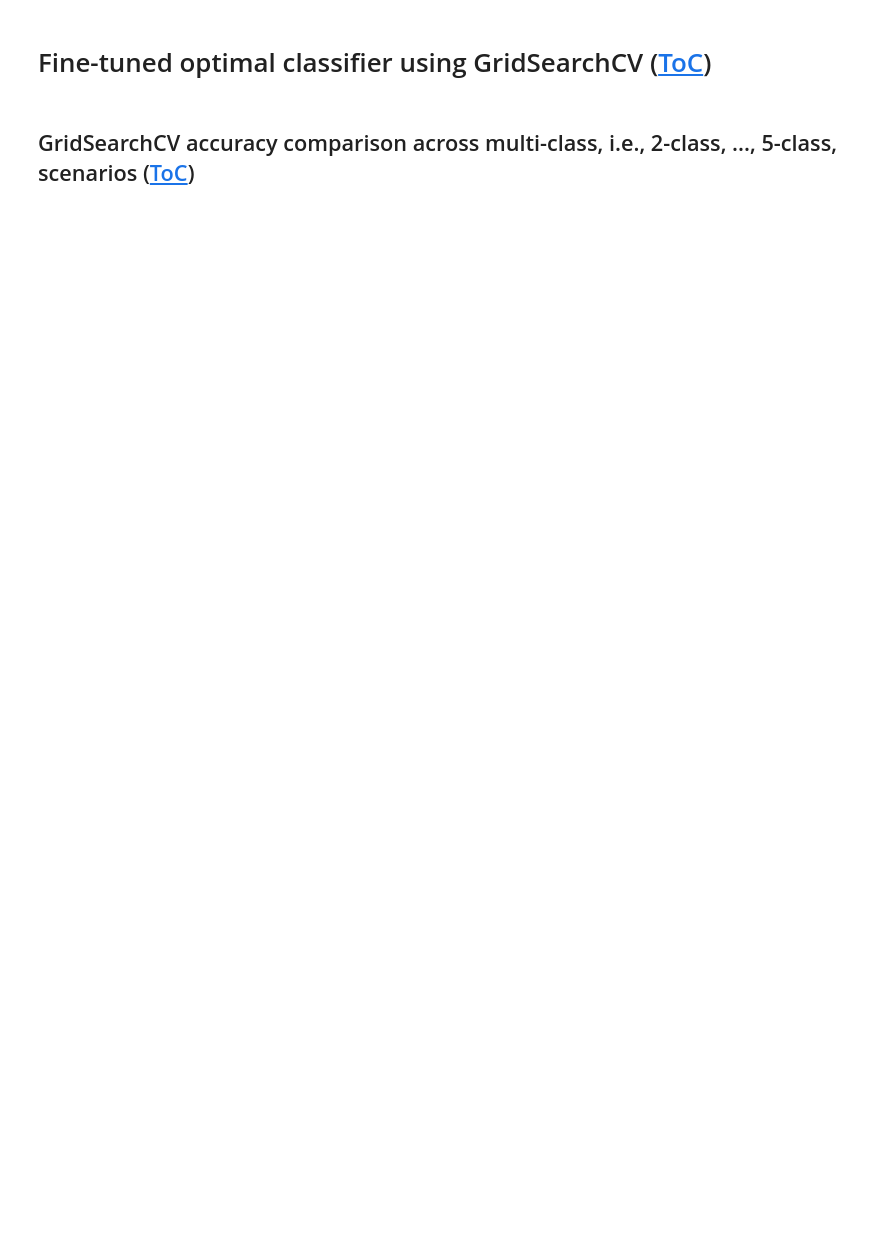
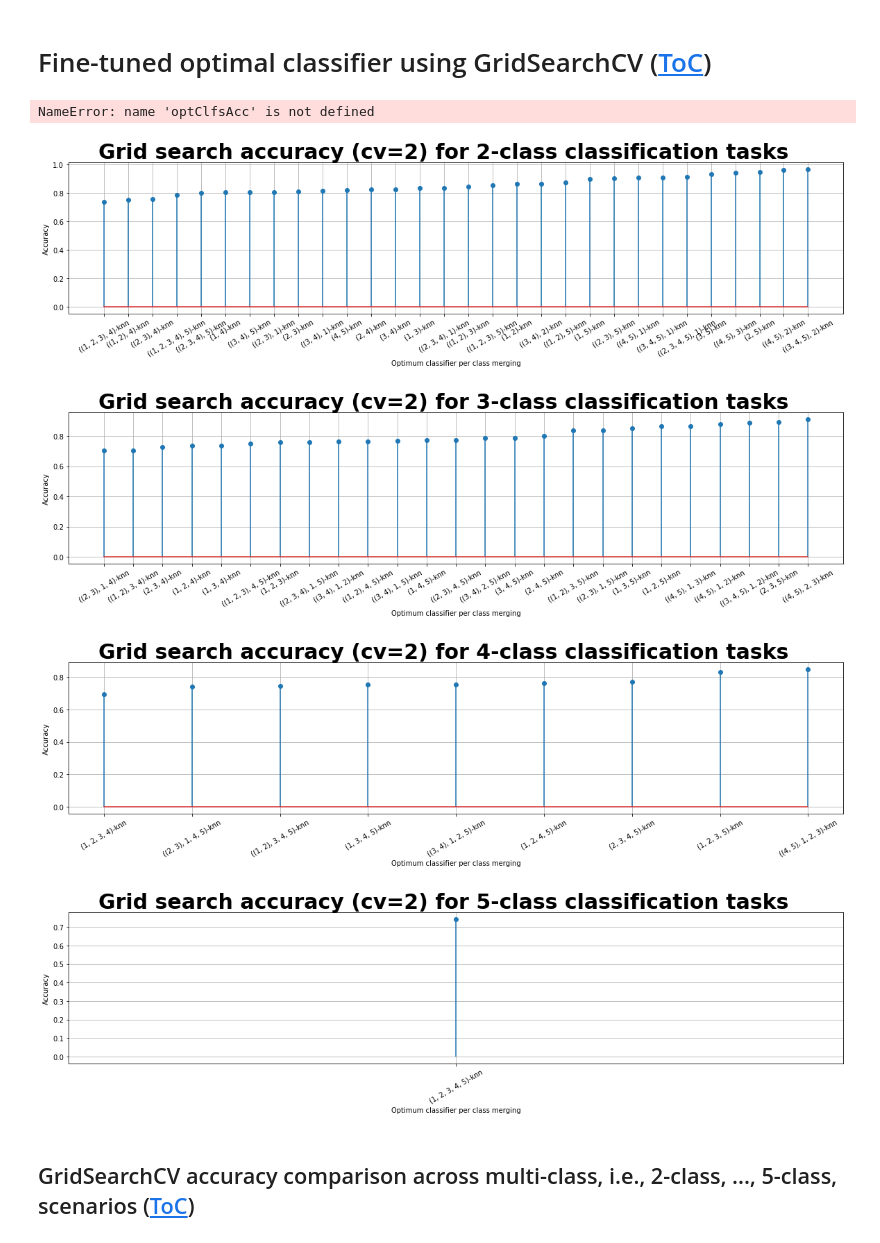
Before and after one commit to fardinafdideh/Text-analytics, a Jupyter notebook: sentiment-analysis-of-products-review-on-amazon.ipynb, the cells around one changed output. Saved outputs shown, nothing was run; the diff lists cells and outputs as text; code cells hidden in the pictures; blank space fills up the shorter version.

```diff
--- a/sentiment-analysis-of-products-review-on-amazon.ipynb
+++ b/sentiment-analysis-of-products-review-on-amazon.ipynb
@@ -392,7 +477,7 @@ display_markdown('''
 # %%
 def tfidf_instantiator():
     TfidfVectorizerParams = {'sublinear_tf':True, 'strip_accents':None, 'lowercase':False, 'preprocessor':None} # To meke sure the same TfidfVectorizer params are used across the code
-    tfidf  = TfidfVectorizer(**TfidfVectorizerParams) # sublinear_tf=True
+    tfidf  = TfidfVectorizer(**TfidfVectorizerParams)
     return tfidf
 
 
@@ -414,14 +499,14 @@ def clf_instantiator(clfName):
                            clfParamName+'__'+'gamma': ['scale']}]
     elif clfName == "knn":
         clf = KNeighborsClassifier()
-        param_grid = [{clfParamName+'__'+'n_neighbors': range(1, 21, 2),
-                           clfParamName+'__'+'weights': ['uniform', 'distance'],
-                           clfParamName+'__'+'metric': ['euclidean', 'manhattan', 'minkowski']}]
+        param_grid = [{clfParamName+'__'+'n_neighbors': range(1, 5, 2)}]#, range(1, 21, 2)
+#                            clfParamName+'__'+'weights': ['uniform', 'distance'],
+#                            clfParamName+'__'+'metric': ['euclidean', 'manhattan', 'minkowski']}]
     elif clfName == "lr":
         clf = LogisticRegression(random_state=random_state)
-        param_grid = [{clfParamName+'__'+'solver': ['newton-cg', 'lbfgs', 'liblinear']
-            clfParamName+'__'+'penalty': ['l1'], # ['l1', 'l2']
-                       clfParamName+'__'+'C': [0.001, 0.01]}] # [0.001, 0.01, 0.1, 1.0, 10.0, 100.0]
+        param_grid = [{clfParamName+'__'+'solver': ['newton-cg', 'lbfgs', 'liblinear'],
+            clfParamName+'__'+'penalty': ['l1', 'l2'], # ['l1', 'l2']
+                       clfParamName+'__'+'C': [0.001, 0.01, 0.1, 1.0, 10.0, 100.0]}] # [0.001, 0.01, 0.1, 1.0, 10.0, 100.0]
     elif clfName == "ridge":
         clf = RidgeClassifier(random_state=random_state)
         param_grid = [{clfParamName+'__'+'alpha': [0.1, 0.2, 0.3, 0.4, 0.5, 0.6, 0.7, 0.8, 0.9, 1.0]}]
@@ -507,37 +592,49 @@ def gridSearch_plotter(optClasses, optClfsName, optClfsAcc, classNbIdx):
     plt.grid()
     plt.savefig("../working/{}-GridSearchAcc.png".format(classNbIdx))
 # %%
-clfNames = ['svm', 'ridge', 'bagging', 'rforest', 'gbm', 'knn', 'lr'] # ['knn', 'lr']
+clfNames = ['knn'] # ['svm', 'ridge', 'bagging', 'rforest', 'gbm', 'knn', 'lr']
 optClfs = defaultdict(list)
 optClfsName = defaultdict(list)
 optClasses = defaultdict(list)
 optClfsAcc = defaultdict(list)
 dataCleanedMerged = defaultdict(list)
 for classNbIdx in classNb.keys(): # N-classes
     for classes in classNb[classNbIdx]: # Scenarios
-        dataMerged = class_merger(dataCleaned, ratingColName, classes)
-        dataCleanedMerged[classNbIdx].append(dataMerged)
-        optClf, optClfName, optClfAcc, clfParamNb = optClf_finder(clfNames, dataMerged[reviewColName], dataMerged[ratingColName])
+#         dataMerged = class_merger(dataCleaned, ratingColName, classes)
+        XMergedTmp, yMergedTmp, yMergedOrigTmp = class_merger(X, y, classes)
+#         dataCleanedMerged[classNbIdx].append(dataMerged)
+        dataCleanedMerged[classNbIdx].append((XMergedTmp, yMergedTmp, yMergedOrigTmp))
+#         optClf, optClfName, optClfAcc, clfParamNb = optClf_finder(clfNames, dataMerged[reviewColName], dataMerged[ratingColName])
+        optClf, optClfName, optClfAcc, clfParamNb = optClf_finder(clfNames, XMergedTmp, yMergedTmp)
         optClfs[classNbIdx].append(optClf)
         optClfsName[classNbIdx].append(optClfName)
         optClasses[classNbIdx].append(classes)
         optClfsAcc[classNbIdx].append(optClfAcc)
 optDataCleanedMerged = []
 optClf = []
 optClfName = []
 optClass = []
 optClfAcc = []
-dataCleanedMerged_test = []
+# dataCleanedMerged_test = []
+yMerged_test = []
 for classNbIdx in classNb.keys():
     gridSearch_plotter(optClasses[classNbIdx], optClfsName[classNbIdx], optClfsAcc[classNbIdx], classNbIdx)
     optIdx = np.argmax(optClfsAcc[classNbIdx]) # Maximum acc idx across different combinations of the classNbIdx-class classification task
     optDataCleanedMerged.append(dataCleanedMerged[classNbIdx][optIdx])
     optClf.append(optClfs[classNbIdx][optIdx])
     optClfName.append(optClfsName[classNbIdx][optIdx])
     optClass.append(optClasses[classNbIdx][optIdx])
     optClfAcc.append(optClfsAcc[classNbIdx][optIdx])
-    dataCleanedMerged_test.append(class_merger(dataCleaned_test, ratingColName, optClasses[classNbIdx][optIdx])) # Merge test labels based on the optimal merging
+#     dataCleanedMerged_test.append(class_merger(dataCleaned_test, ratingColName, optClasses[classNbIdx][optIdx])) # Merge test labels based on the optimal merging
+    yMerged_test.append((class_merger(X_test, y_test, optClasses[classNbIdx][optIdx]))) # Merge test labels based on the optimal merging
 clear_output(wait=False)
+del dataCleanedMerged, optClfs, optClfsName, optClasses, optClfsAcc, optIdx
+# %% [output]
+NameError: name 'optClfsAcc' is not defined
+[figure, added]
+[figure, added]
+[figure, added]
+[figure, added]
 # %% [markdown]
 ## GridSearchCV accuracy comparison across multi-class, i.e., 2-class, ..., 5-class, scenarios ([ToC](#TOC))<a class="anchor" id="optimalScenario"></a>
 # %%
```
Also changed, not shown: parts of 20 cells of this notebook.
